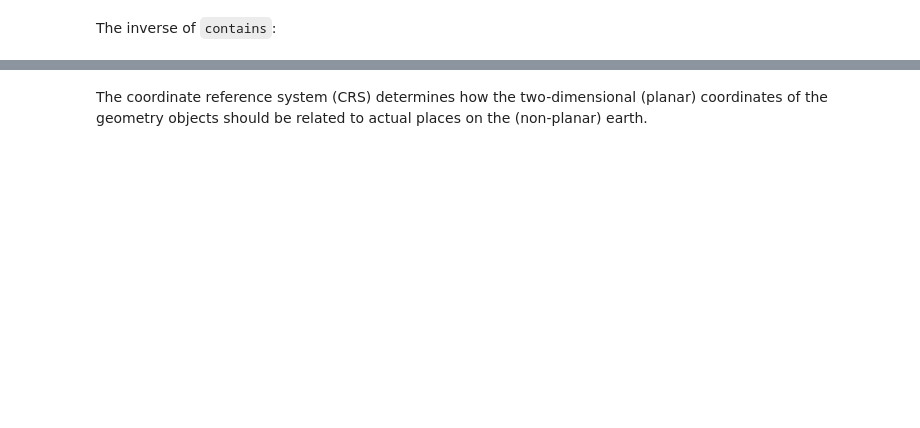
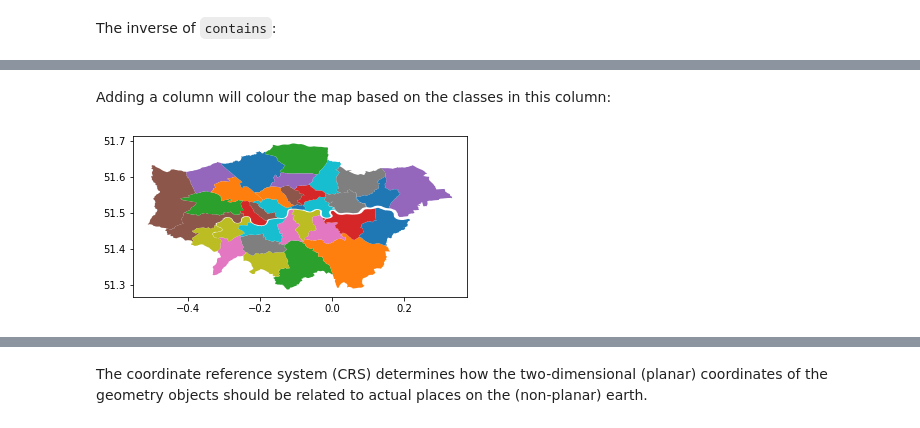
Before and after one commit to monocilindro/foss4g-geopandas, a Jupyter notebook: notebooks/2-geopandas-workshop.ipynb, the cells around one changed output, grey strips where cells are left out. Drawn from its saved outputs; the diff is of its cells as text; code cells hidden in the pictures; blank space fills up the shorter version.

```diff
--- a/notebooks/2-geopandas-workshop.ipynb
+++ b/notebooks/2-geopandas-workshop.ipynb
@@ -276,0 +287,4 @@ The second thing you need to load data into the notebook is the below help funct
+# %%
+# load data from a url
+boroughs = gpd.read_file("https://skgrange.github.io/www/data/london_boroughs.json")
+boroughs.head()
@@ -276,0 +305,6 @@ The second thing you need to load data into the notebook is the below help funct
+# %% [markdown]
+Adding a column will colour the map based on the classes in this column:
+# %%
+boroughs.plot(column='code');
+# %% [output]
+[figure, added]
```
Also changed, not shown: parts of 172 cells of this notebook, 1 other file.
